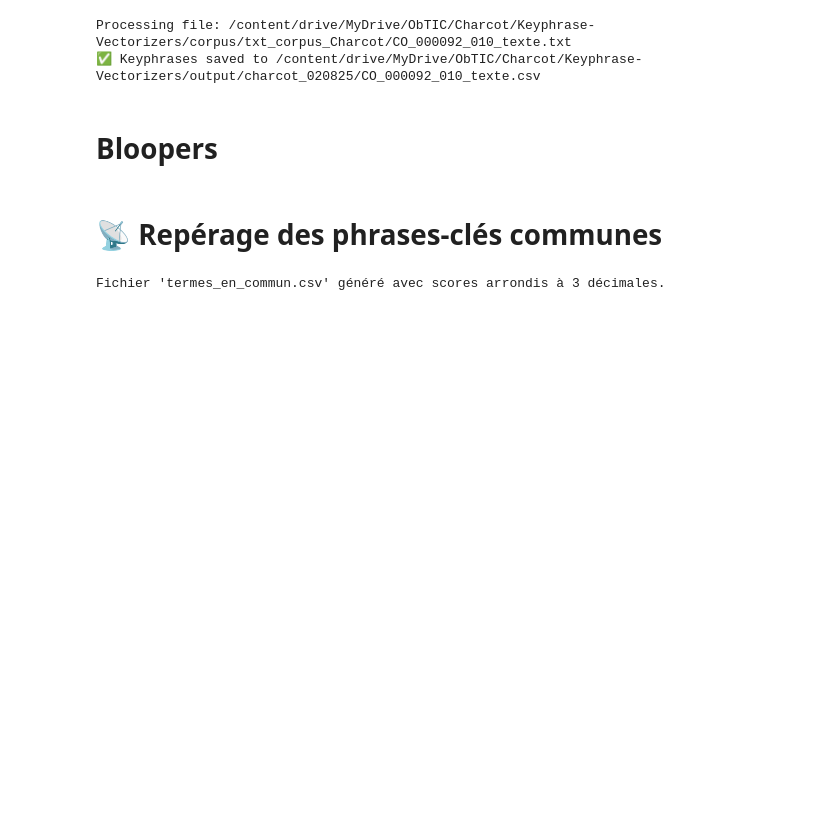
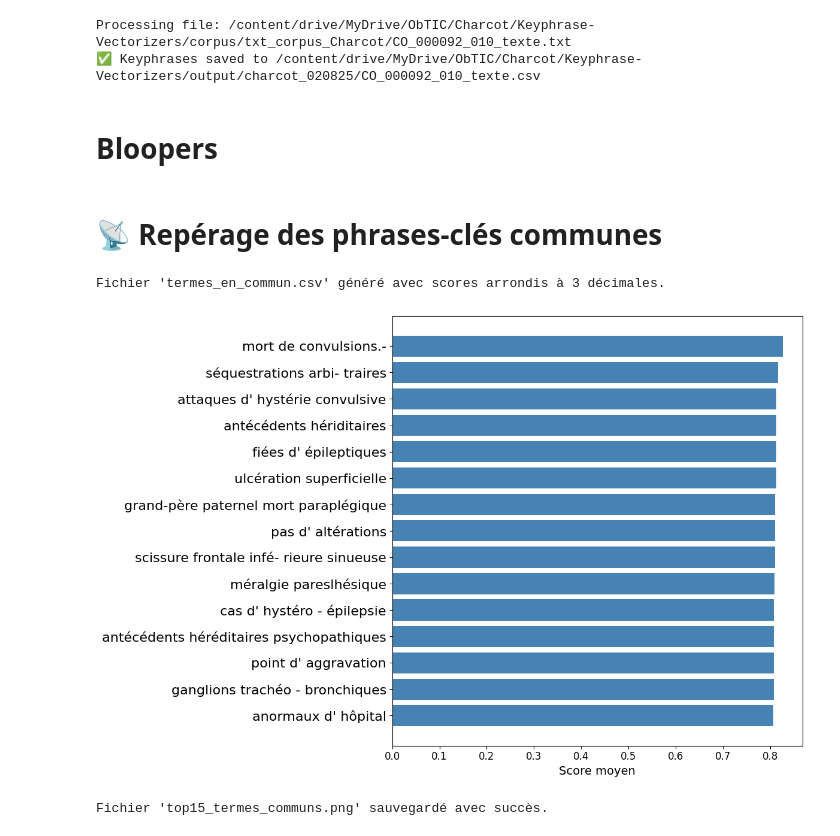
Before and after one commit to ljpetkovic/Charcot_KeyBERT_Keyphrase-Vectorizers, a Jupyter notebook: scripts/KeyBERT.ipynb, the cells around one changed output. Cells and saved outputs as stored; diff of their text form; code cells hidden in the pictures; blank space fills up the shorter version.

Commit message:
Dataviz 'top15_termes_communs.png'

```diff
--- a/scripts/KeyBERT.ipynb
+++ b/scripts/KeyBERT.ipynb
@@ -407,6 +407,35 @@ merged_sorted.to_csv("termes_en_commun.csv", index=False)
 print("Fichier 'termes_en_commun.csv' généré avec scores arrondis à 3 décimales.")
 # %% [output]
 Fichier 'termes_en_commun.csv' généré avec scores arrondis à 3 décimales.
+# %%
+import pandas as pd
+import matplotlib.pyplot as plt
+
+# Charger les données
+df = pd.read_csv("termes_en_commun.csv")
+
+# Garder les 15 meilleurs termes par score moyen
+top15 = df.sort_values(by="Score_Moyen", ascending=False).head(15)
+
+# Créer le graphique
+plt.figure(figsize=(12, 8))
+bars = plt.barh(top15["Keyphrase"], top15["Score_Moyen"], color="steelblue")
+
+# Mise en forme
+plt.xlabel("Score moyen", fontsize=14)
+# plt.title("Top 15 des termes communs (score moyen le plus élevé)", fontsize=16)
+plt.xticks(fontsize=12)
+plt.yticks(fontsize=16)
+plt.gca().invert_yaxis()
+plt.tight_layout()
+
+# Sauvegarde en haute résolution
+plt.savefig("top15_termes_communs.png", dpi=300)
+plt.show()
+print("Fichier 'top15_termes_communs.png' sauvegardé avec succès.")
+# %% [output]
+[figure, added]
+Fichier 'top15_termes_communs.png' sauvegardé avec succès.
 # %%
 # Mount Google Drive
 # from google.colab import drive
```
